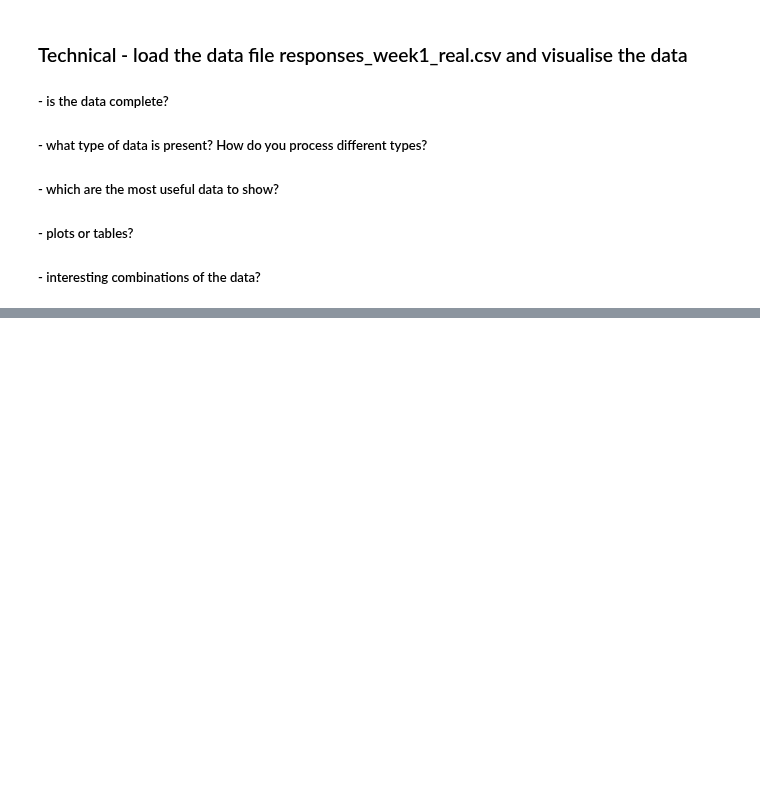
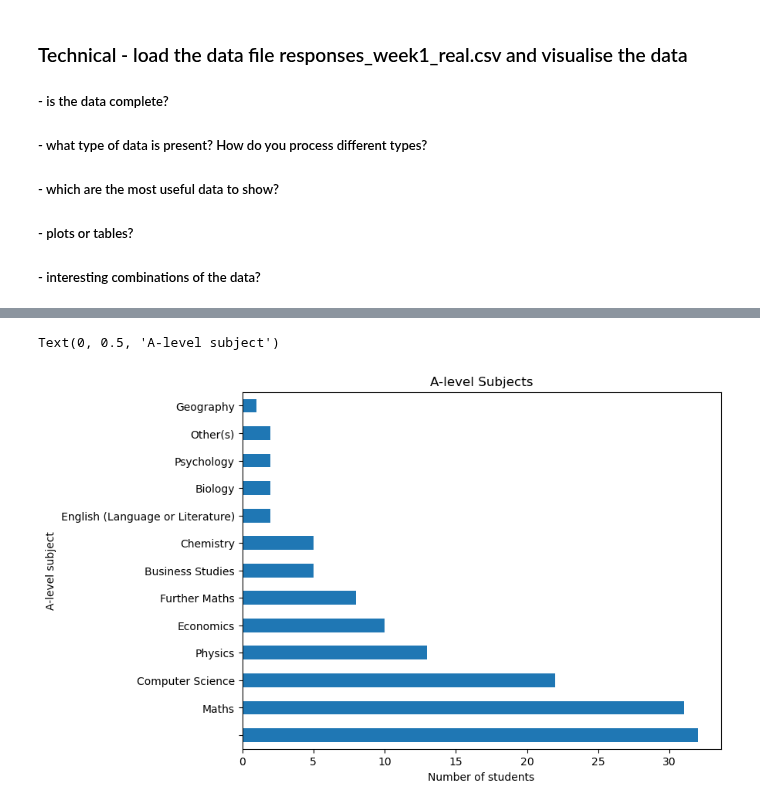
Before and after one commit to izaanabdali/machine_learning_SPC_5003, a Jupyter notebook: Week1/Tutorial_1_Clean.ipynb, the cells around one changed output, grey strips where cells are left out. Saved outputs shown, nothing was run; the diff lists cells and outputs as text; code cells hidden in the pictures; blank space fills up the shorter version.

```diff
--- a/Week1/Tutorial_1_Clean.ipynb
+++ b/Week1/Tutorial_1_Clean.ipynb
@@ -257,0 +391,17 @@ plt.show()
+# %%
+subject_counts = (
+    real_csv["alevel_subjects"]
+    .dropna()
+    .str.split(";")
+    .explode()
+    .str.strip()
+    .value_counts()
+)
+
+subject_counts.plot(kind="barh", figsize=(8, 6))
+plt.title("A-level Subjects")
+plt.xlabel("Number of students")
+plt.ylabel("A-level subject")
+# %% [output]
+Text(0, 0.5, 'A-level subject')
+[figure, added]
```
Also changed, not shown: parts of 23 cells of this notebook, 1 other file.
